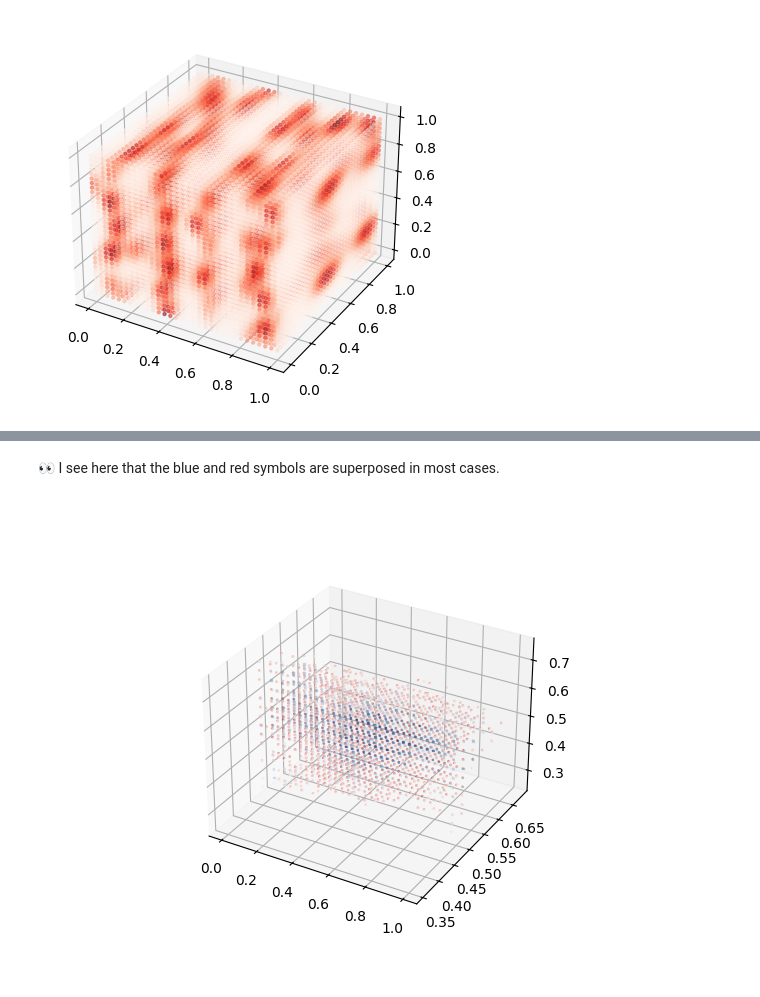
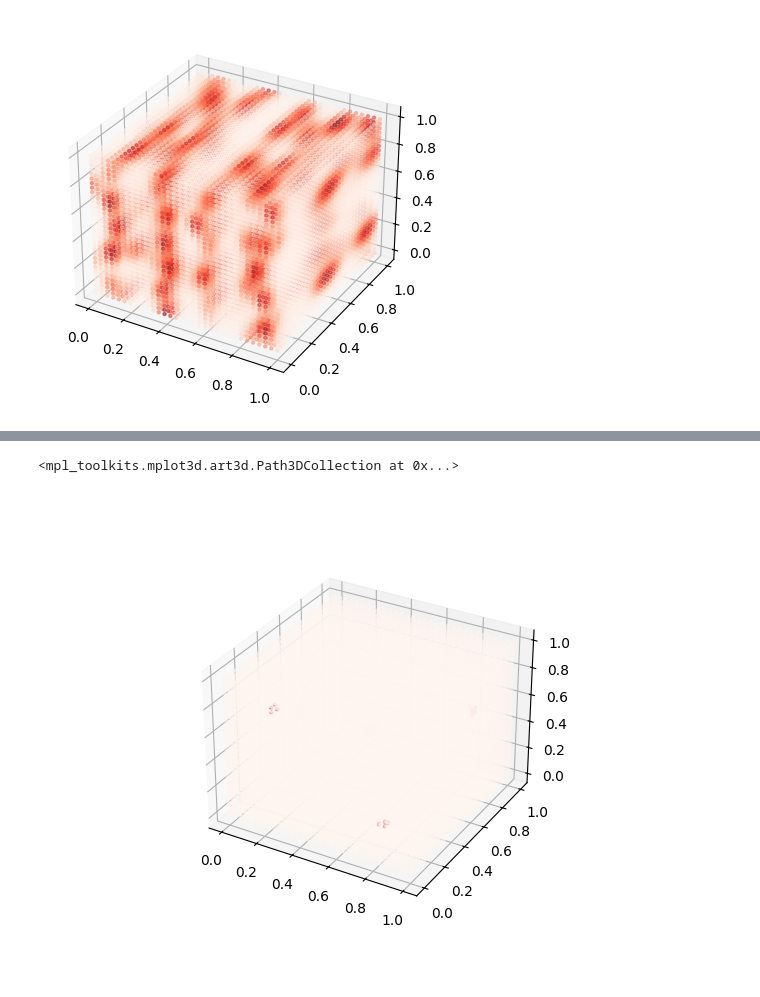
Before and after one commit to DeepMolGen/ZeoDiff, a Jupyter notebook: notebooks/generated_molecules.ipynb, the cells around one changed output, grey strips where cells are left out. Cells and saved outputs as stored; diff of their text form; code cells hidden in the pictures.

```diff
--- a/notebooks/generated_molecules.ipynb
+++ b/notebooks/generated_molecules.ipynb
@@ -113,2 +227,0 @@ ax.scatter(x[mask_O], y[mask_O], z[mask_O], c=Si[mask_O], cmap='Reds', s=1, alph
-# %% [markdown]
-👀 I see here that the blue and red symbols are superposed in most cases.
@@ -139,4 +228,10 @@ def plot_sample(n: int):
-# %%
-plot_sample(3)
-# %% [output]
-[figure, removed]
+# %%
+# Filtering out in ZeoDiff they use 0.7
+grid[grid < 0.7] = 0
+fig = plt.figure()
+ax = fig.add_subplot(projection='3d')
+x,y,z = np.mgrid[0:1:32j, 0:1:32j, 0:1:32j]
+ax.scatter(x, y, z, c=grid, cmap='Reds', s=5, alpha=0.5)
+# %% [output]
+<mpl_toolkits.mplot3d.art3d.Path3DCollection at 0x...>
+[figure, added]
```
Also changed, not shown: parts of 34 cells of this notebook, 21 other files.
